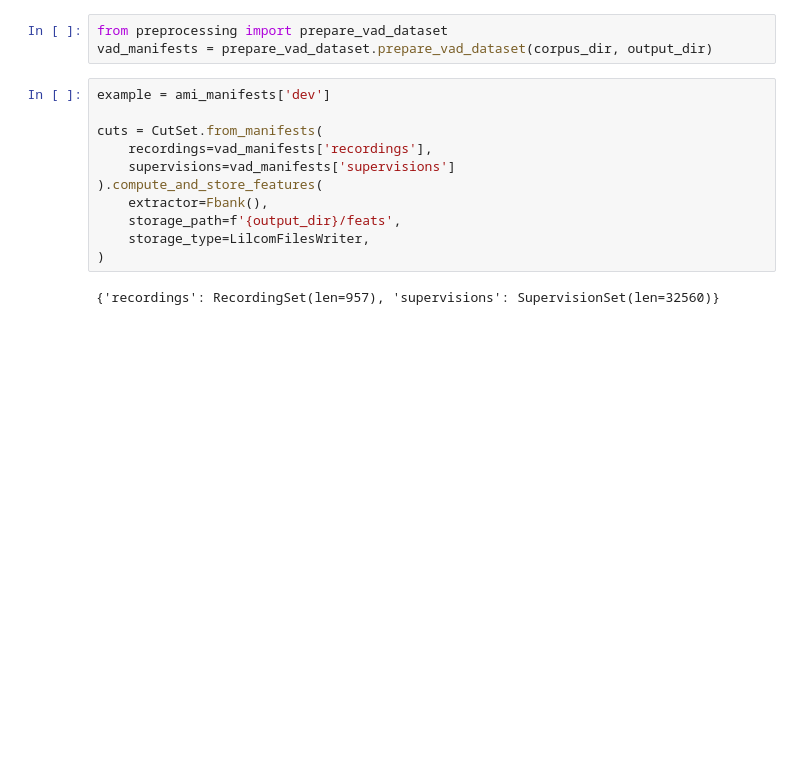
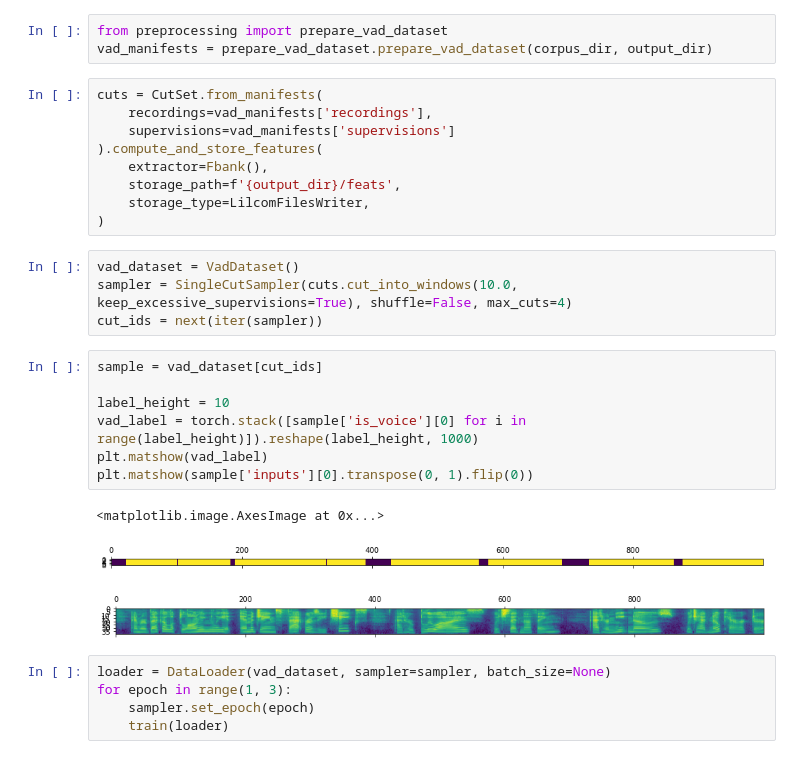
Before and after one commit to curly1/voice-activity-detection, a Jupyter notebook: evaluation/vad_data.ipynb, the cells around one changed output. Saved outputs shown, nothing was run; the diff lists cells and outputs as text; blank space fills up the shorter version.

```diff
--- a/evaluation/vad_data.ipynb
+++ b/evaluation/vad_data.ipynb
@@ -77,8 +88,6 @@ output_dir = root_dir / 'vad_data_nb/'
 from preprocessing import prepare_vad_dataset
 vad_manifests = prepare_vad_dataset.prepare_vad_dataset(corpus_dir, output_dir)
 # %%
-example = ami_manifests['dev']
-
 cuts = CutSet.from_manifests(
     recordings=vad_manifests['recordings'],
     supervisions=vad_manifests['supervisions']
@@ -87,5 +96,23 @@ cuts = CutSet.from_manifests(
     storage_path=f'{output_dir}/feats',
     storage_type=LilcomFilesWriter,
 )
-# %% [output]
-{'recordings': RecordingSet(len=957), 'supervisions': SupervisionSet(len=32560)}
+# %%
+vad_dataset = VadDataset()
+sampler = SingleCutSampler(cuts.cut_into_windows(10.0, keep_excessive_supervisions=True), shuffle=False, max_cuts=4)
+cut_ids = next(iter(sampler))
+# %%
+sample = vad_dataset[cut_ids]
+
+label_height = 10
+vad_label = torch.stack([sample['is_voice'][0] for i in range(label_height)]).reshape(label_height, 1000)
+plt.matshow(vad_label)
+plt.matshow(sample['inputs'][0].transpose(0, 1).flip(0))
+# %% [output]
+<matplotlib.image.AxesImage at 0x...>
+[figure, added]
+[figure, added]
+# %%
+loader = DataLoader(vad_dataset, sampler=sampler, batch_size=None)
+for epoch in range(1, 3):
+    sampler.set_epoch(epoch)
+    train(loader)
```
Also changed, not shown: parts of 2 cells of this notebook, 1 other file.
